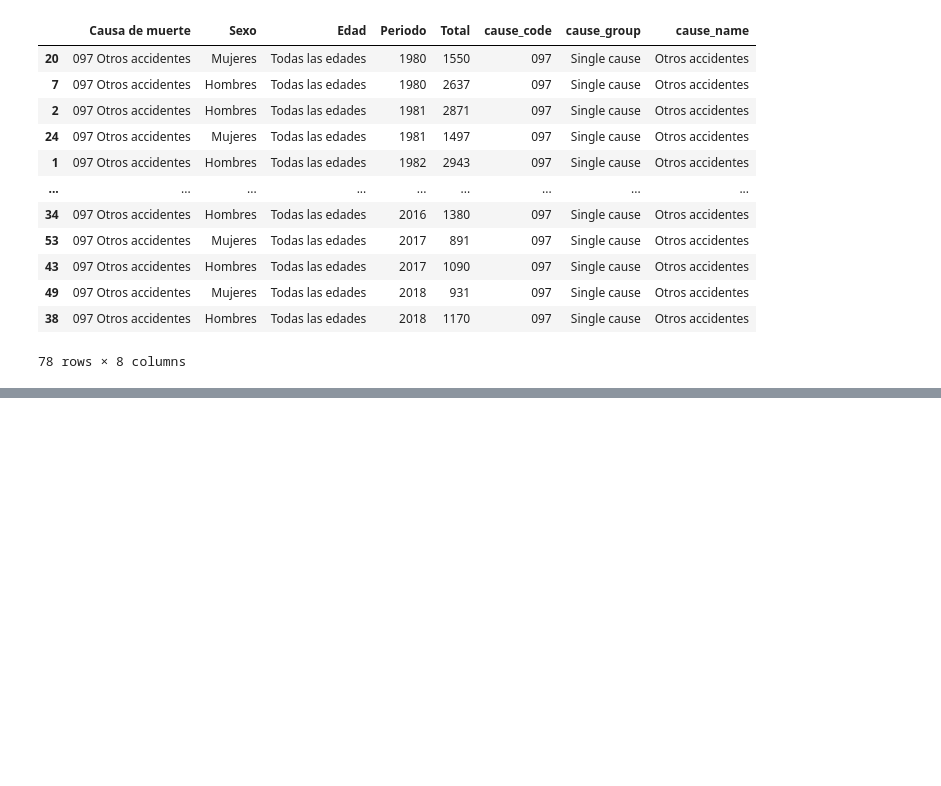
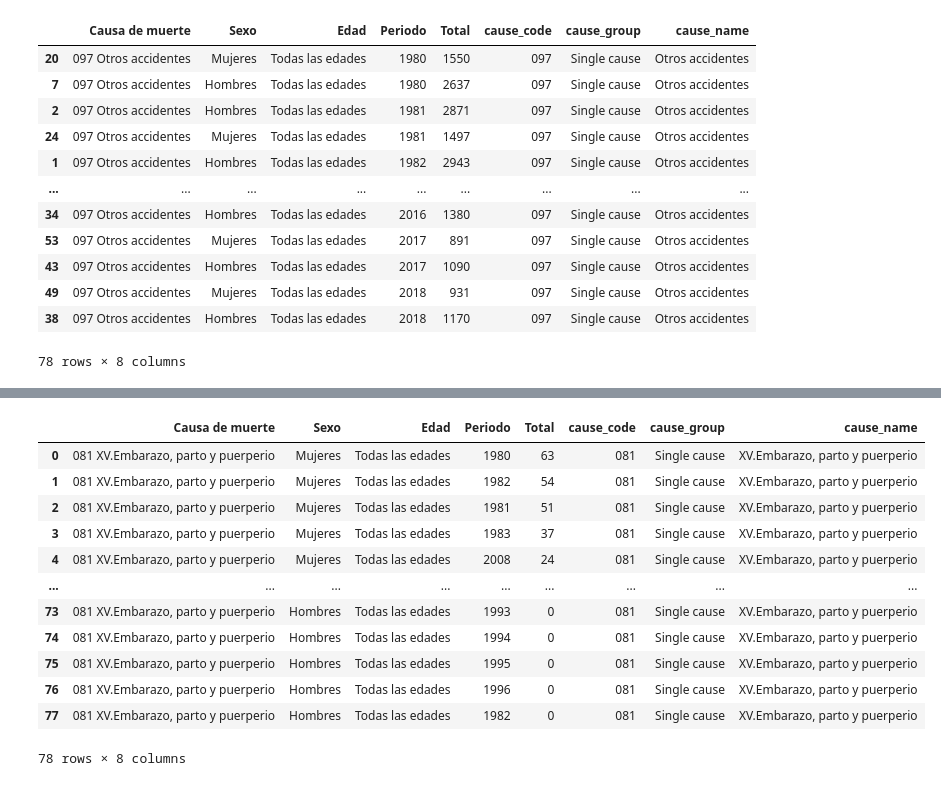
Before and after one commit to silviluliuma/deadly_viz_challenge, a Jupyter notebook: notebooks/deadly_viz_challenge.ipynb, the cells around one changed output, grey strips where cells are left out. Cells and saved outputs as stored; diff of their text form; code cells hidden in the pictures; blank space fills up the shorter version.

```diff
--- a/notebooks/deadly_viz_challenge.ipynb
+++ b/notebooks/deadly_viz_challenge.ipynb
@@ -264,0 +337,19 @@ dataset.head()
+# %%
+embarazo = mod.row_filter(deaths, "Sexo", ["Hombres", "Mujeres"])
+embarazo = mod.row_filter(embarazo, "cause_name", ["XV.Embarazo, parto y puerperio"])
+embarazo = mod.row_filter(embarazo, "Edad", ["Todas las edades"])
+embarazo
+# %% [output]
+|  | Causa de muerte | Sexo | Edad | Periodo | Total | cause_code | cause_group | cause_name |
+| 0 | 081 XV.Embarazo, parto y puerperio | Mujeres | Todas las edades | 1980 | 63 | 081 | Single cause | XV.Embarazo, parto y puerperio |
+| 1 | 081 XV.Embarazo, parto y puerperio | Mujeres | Todas las edades | 1982 | 54 | 081 | Single cause | XV.Embarazo, parto y puerperio |
+| 2 | 081 XV.Embarazo, parto y puerperio | Mujeres | Todas las edades | 1981 | 51 | 081 | Single cause | XV.Embarazo, parto y puerperio |
+| 3 | 081 XV.Embarazo, parto y puerperio | Mujeres | Todas las edades | 1983 | 37 | 081 | Single cause | XV.Embarazo, parto y puerperio |
+| 4 | 081 XV.Embarazo, parto y puerperio | Mujeres | Todas las edades | 2008 | 24 | 081 | Single cause | XV.Embarazo, parto y puerperio |
+| ... | ... | ... | ... | ... | ... | ... | ... | ... |
+| 73 | 081 XV.Embarazo, parto y puerperio | Hombres | Todas las edades | 1993 | 0 | 081 | Single cause | XV.Embarazo, parto y puerperio |
+| 74 | 081 XV.Embarazo, parto y puerperio | Hombres | Todas las edades | 1994 | 0 | 081 | Single cause | XV.Embarazo, parto y puerperio |
+| 75 | 081 XV.Embarazo, parto y puerperio | Hombres | Todas las edades | 1995 | 0 | 081 | Single cause | XV.Embarazo, parto y puerperio |
+| 76 | 081 XV.Embarazo, parto y puerperio | Hombres | Todas las edades | 1996 | 0 | 081 | Single cause | XV.Embarazo, parto y puerperio |
+| 77 | 081 XV.Embarazo, parto y puerperio | Hombres | Todas las edades | 1982 | 0 | 081 | Single cause | XV.Embarazo, parto y puerperio |
+78 rows × 8 columns
```
Also changed, not shown: parts of 32 cells of this notebook.
